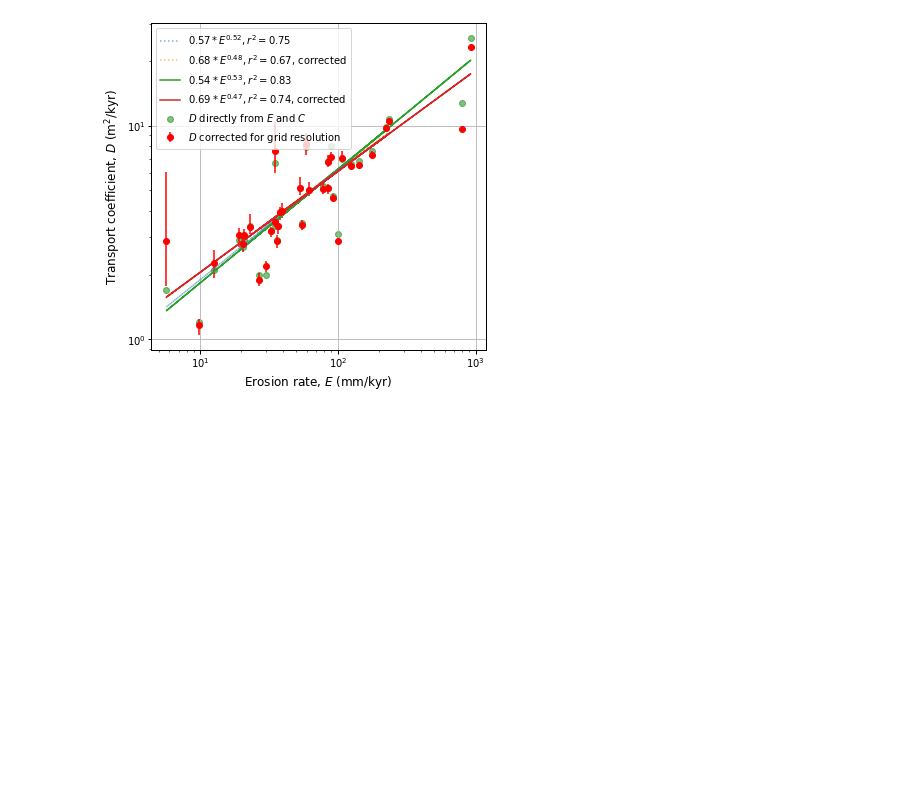
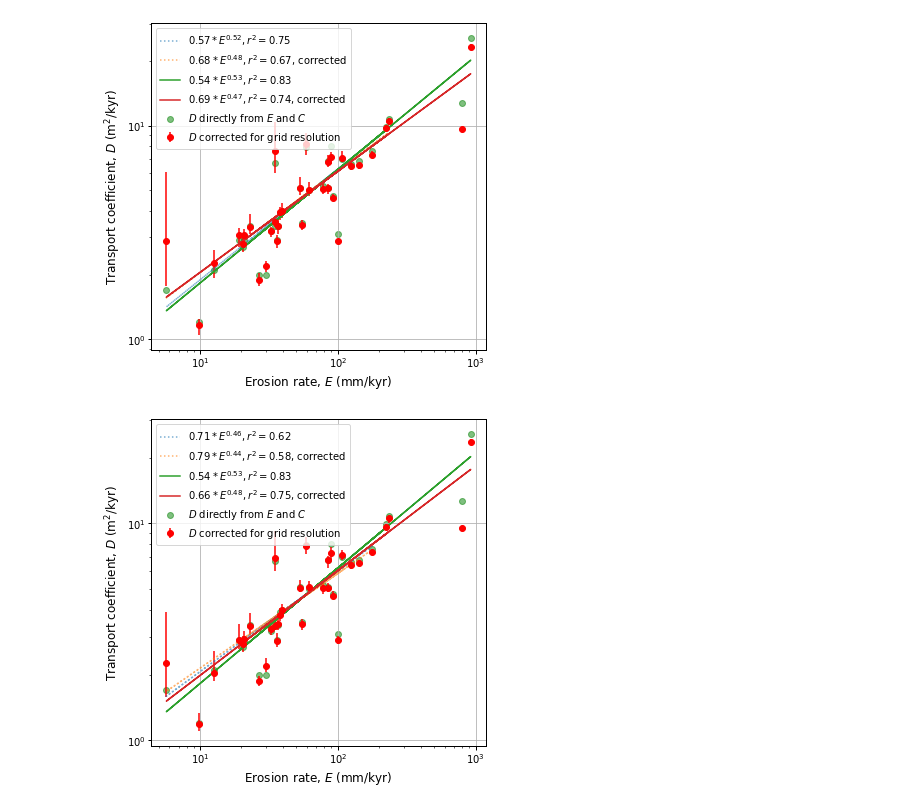
Before and after one commit to simon-m-mudd/hillslopetoy, a Jupyter notebook: example_notebooks/Gabet_et_al_analysis.ipynb, the cells around one changed output. Drawn from its saved outputs; the diff is of its cells as text; code cells hidden in the pictures; blank space fills up the shorter version.

```diff
--- a/example_notebooks/Gabet_et_al_analysis.ipynb
+++ b/example_notebooks/Gabet_et_al_analysis.ipynb
@@ -250,0 +341,4 @@ Range of D:
+# %%
+plot_results_exclude_fast("manny_data_v3_toms_6_iters_25_uncert.csv")
+# %% [output]
+[figure, added]
```
Also changed, not shown: parts of 1 cell of this notebook, 2 other files.
